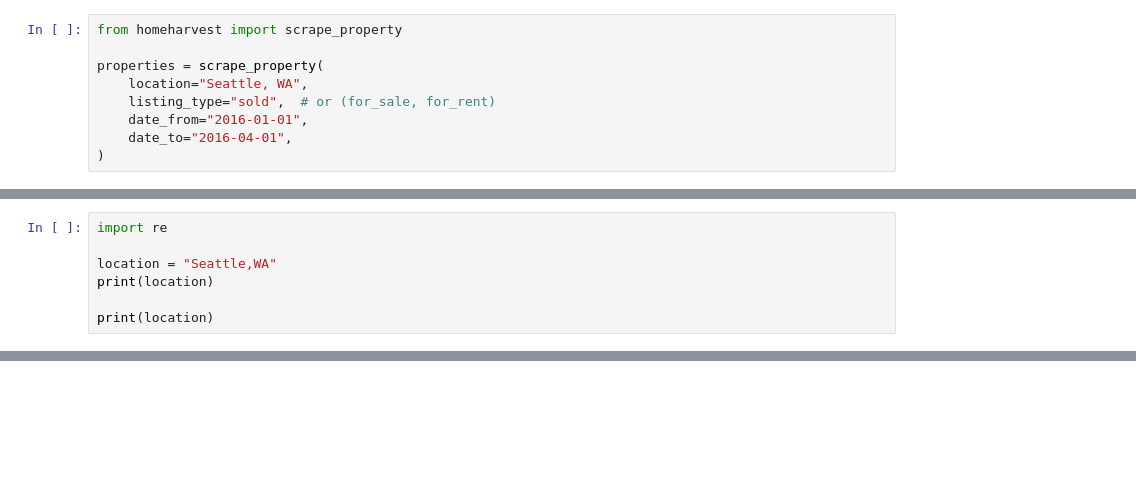
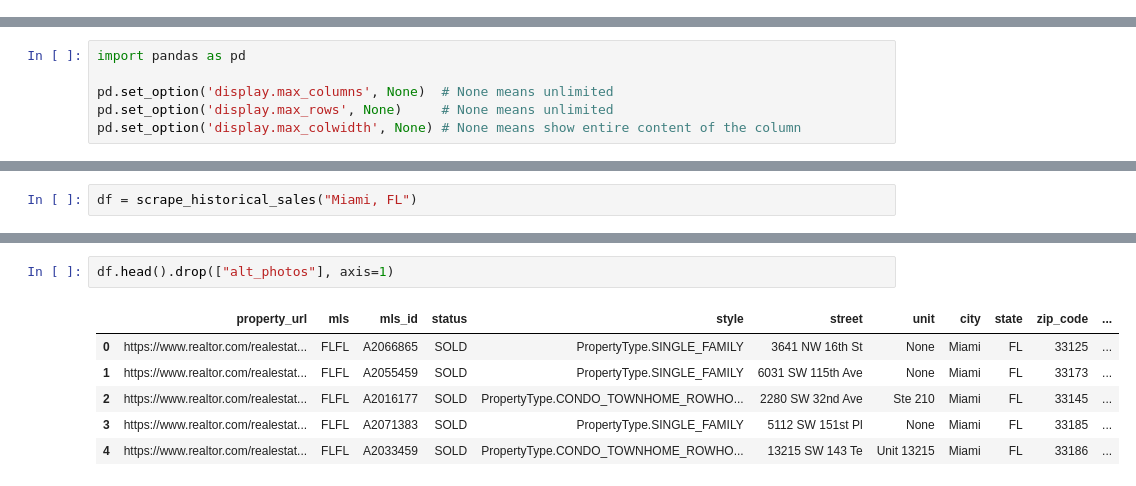
Before and after one commit to rbilets/real-estate-adviser-be, a Jupyter notebook: real_estate_adviser_service/draft/train_notebook.ipynb, the cells around one changed output, grey strips where cells are left out. Drawn from its saved outputs; the diff is of its cells as text; blank space fills up the shorter version.

```diff
--- a/real_estate_adviser_service/draft/train_notebook.ipynb
+++ b/real_estate_adviser_service/draft/train_notebook.ipynb
@@ -1,9 +0,0 @@
-# %%
-from homeharvest import scrape_property
-
-properties = scrape_property(
-    location="Seattle, WA",
-    listing_type="sold",  # or (for_sale, for_rent)
-    date_from="2016-01-01",
-    date_to="2016-04-01",
-)
@@ -12,7 +0,0 @@ AttributeError: 'NoneType' object has no attribute 'value'
-# %%
-import re
-
-location = "Seattle,WA"
-print(location)
-
-print(location)
@@ -24,0 +1,6 @@ df = scrape_historical_sales(location)
+# %%
+import pandas as pd
+
+pd.set_option('display.max_columns', None)  # None means unlimited
+pd.set_option('display.max_rows', None)     # None means unlimited
+pd.set_option('display.max_colwidth', None) # None means show entire content of the column
@@ -24,0 +223,2 @@ df = scrape_historical_sales(location)
+# %%
+df = scrape_historical_sales("Miami, FL")
@@ -25 +243,10 @@ df = scrape_historical_sales(location)
+# %%
+df.head().drop(["alt_photos"], axis=1)
+# %% [output]
+|  | property_url | mls | mls_id | status | style | street | unit | city | state | zip_code | ... |
+| 0 | https://www.realtor.com/realestat... | FLFL | A2066865 | SOLD | PropertyType.SINGLE_FAMILY | 3641 NW 16th St | None | Miami | FL | 33125 | ... |
+| 1 | https://www.realtor.com/realestat... | FLFL | A2055459 | SOLD | PropertyType.SINGLE_FAMILY | 6031 SW 115th Ave | None | Miami | FL | 33173 | ... |
+| 2 | https://www.realtor.com/realestat... | FLFL | A2016177 | SOLD | PropertyType.CONDO_TOWNHOME_ROWHO... | 2280 SW 32nd Ave | Ste 210 | Miami | FL | 33145 | ... |
+| 3 | https://www.realtor.com/realestat... | FLFL | A2071383 | SOLD | PropertyType.SINGLE_FAMILY | 5112 SW 151st Pl | None | Miami | FL | 33185 | ... |
+| 4 | https://www.realtor.com/realestat... | FLFL | A2033459 | SOLD | PropertyType.CONDO_TOWNHOME_ROWHO... | 13215 SW 143 Te | Unit 13215 | Miami | FL | 33186 | ... |
 # %%
```
Also changed, not shown: parts of 18 cells of this notebook, 1 other file.
